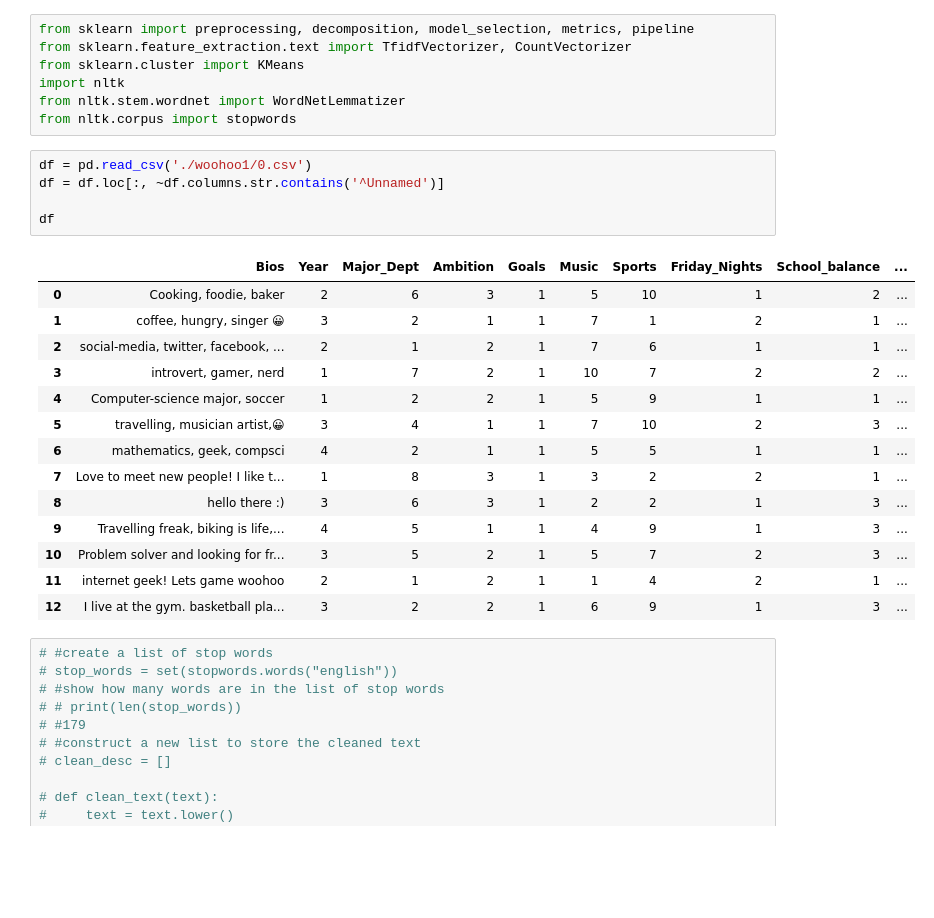
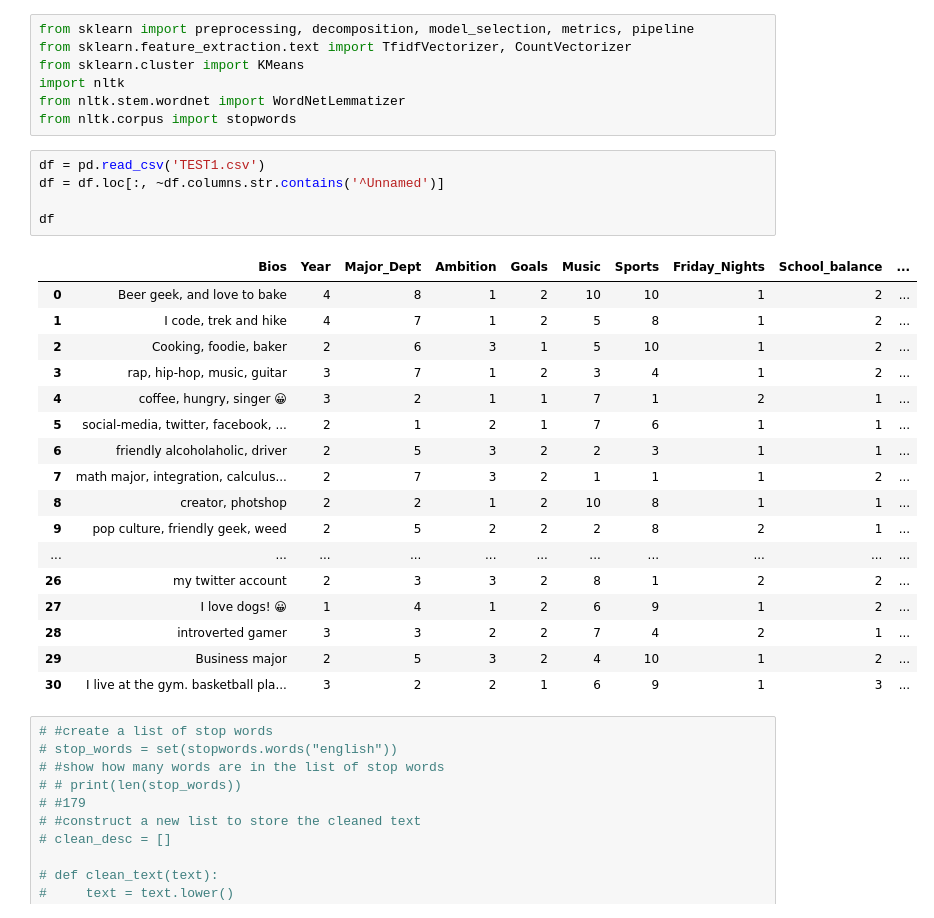
Before and after one commit to seemavora/marketAnalysis, a Jupyter notebook: Test1/Surabhi/BiosClean&Cluster.ipynb, the cells around one changed output. Saved outputs shown, nothing was run; the diff lists cells and outputs as text; blank space fills up the shorter version.

Commit message:
Runs nltk algo to test results

```diff
--- a/Test1/Surabhi/BiosClean&Cluster.ipynb
+++ b/Test1/Surabhi/BiosClean&Cluster.ipynb
@@ -16,25 +23,28 @@ import nltk
 from nltk.stem.wordnet import WordNetLemmatizer
 from nltk.corpus import stopwords
 # %%
-df = pd.read_csv('./woohoo1/0.csv')
+df = pd.read_csv('TEST1.csv')
 df = df.loc[:, ~df.columns.str.contains('^Unnamed')]
 
 df
 # %% [output]
 |  | Bios | Year | Major_Dept | Ambition | Goals | Music | Sports | Friday_Nights | School_balance | ... |
-| 0 | Cooking, foodie, baker | 2 | 6 | 3 | 1 | 5 | 10 | 1 | 2 | ... |
-| 1 | coffee, hungry, singer 😀 | 3 | 2 | 1 | 1 | 7 | 1 | 2 | 1 | ... |
-| 2 | social-media, twitter, facebook, ... | 2 | 1 | 2 | 1 | 7 | 6 | 1 | 1 | ... |
-| 3 | introvert, gamer, nerd | 1 | 7 | 2 | 1 | 10 | 7 | 2 | 2 | ... |
-| 4 | Computer-science major, soccer | 1 | 2 | 2 | 1 | 5 | 9 | 1 | 1 | ... |
-| 5 | travelling, musician artist,😀 | 3 | 4 | 1 | 1 | 7 | 10 | 2 | 3 | ... |
-| 6 | mathematics, geek, compsci | 4 | 2 | 1 | 1 | 5 | 5 | 1 | 1 | ... |
-| 7 | Love to meet new people! I like t... | 1 | 8 | 3 | 1 | 3 | 2 | 2 | 1 | ... |
-| 8 | hello there :) | 3 | 6 | 3 | 1 | 2 | 2 | 1 | 3 | ... |
-| 9 | Travelling freak, biking is life,... | 4 | 5 | 1 | 1 | 4 | 9 | 1 | 3 | ... |
-| 10 | Problem solver and looking for fr... | 3 | 5 | 2 | 1 | 5 | 7 | 2 | 3 | ... |
-| 11 | internet geek! Lets game woohoo | 2 | 1 | 2 | 1 | 1 | 4 | 2 | 1 | ... |
-| 12 | I live at the gym. basketball pla... | 3 | 2 | 2 | 1 | 6 | 9 | 1 | 3 | ... |
+| 0 | Beer geek, and love to bake | 4 | 8 | 1 | 2 | 10 | 10 | 1 | 2 | ... |
+| 1 | I code, trek and hike | 4 | 7 | 1 | 2 | 5 | 8 | 1 | 2 | ... |
+| 2 | Cooking, foodie, baker | 2 | 6 | 3 | 1 | 5 | 10 | 1 | 2 | ... |
+| 3 | rap, hip-hop, music, guitar | 3 | 7 | 1 | 2 | 3 | 4 | 1 | 2 | ... |
+| 4 | coffee, hungry, singer 😀 | 3 | 2 | 1 | 1 | 7 | 1 | 2 | 1 | ... |
+| 5 | social-media, twitter, facebook, ... | 2 | 1 | 2 | 1 | 7 | 6 | 1 | 1 | ... |
+| 6 | friendly alcoholaholic, driver | 2 | 5 | 3 | 2 | 2 | 3 | 1 | 1 | ... |
+| 7 | math major, integration, calculus... | 2 | 7 | 3 | 2 | 1 | 1 | 1 | 2 | ... |
+| 8 | creator, photshop | 2 | 2 | 1 | 2 | 10 | 8 | 1 | 1 | ... |
+| 9 | pop culture, friendly geek, weed | 2 | 5 | 2 | 2 | 2 | 8 | 2 | 1 | ... |
+| ... | ... | ... | ... | ... | ... | ... | ... | ... | ... | ... |
+| 26 | my twitter account | 2 | 3 | 3 | 2 | 8 | 1 | 2 | 2 | ... |
+| 27 | I love dogs! 😀 | 1 | 4 | 1 | 2 | 6 | 9 | 1 | 2 | ... |
+| 28 | introverted gamer | 3 | 3 | 2 | 2 | 7 | 4 | 2 | 1 | ... |
+| 29 | Business major | 2 | 5 | 3 | 2 | 4 | 10 | 1 | 2 | ... |
+| 30 | I live at the gym. basketball pla... | 3 | 2 | 2 | 1 | 6 | 9 | 1 | 3 | ... |
 # %%
 # #create a list of stop words
 # stop_words = set(stopwords.words("english"))
```
Also changed, not shown: parts of 13 cells of this notebook, 18 other files.
